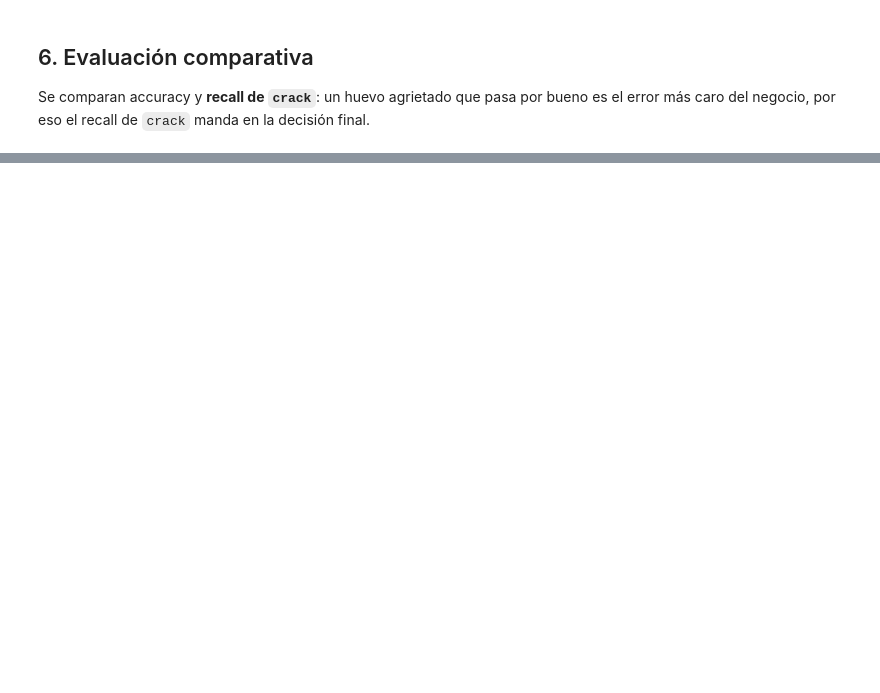
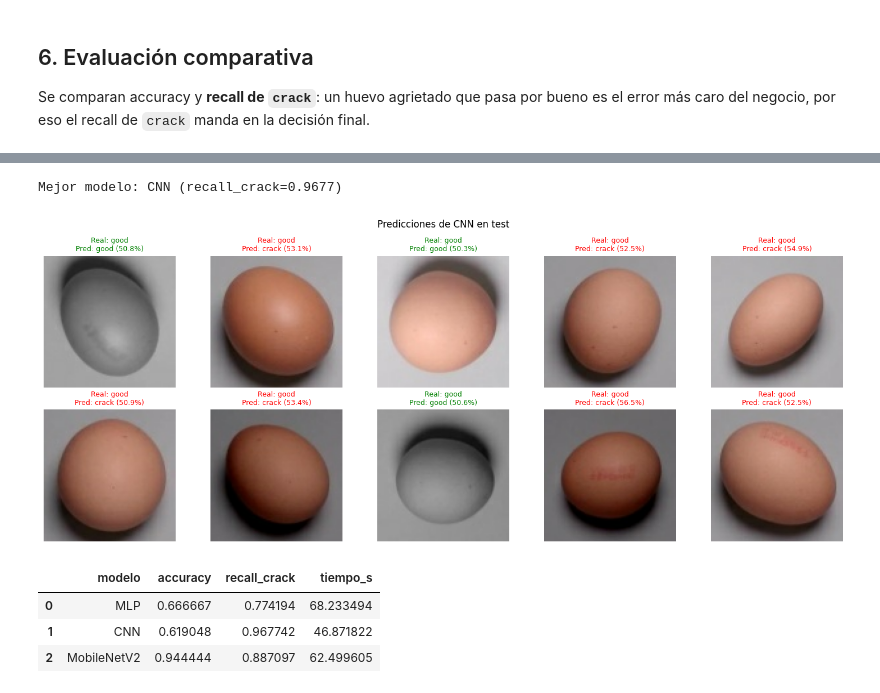
Before and after one commit to Joserraldo/damaged_eggs_CNN, a Jupyter notebook: clasificador_huevos_colab.ipynb, the cells around one changed output, grey strips where cells are left out. Drawn from its saved outputs; the diff is of its cells as text; code cells hidden in the pictures; blank space fills up the shorter version.

```diff
--- a/clasificador_huevos_colab.ipynb
+++ b/clasificador_huevos_colab.ipynb
@@ -327,7 +491,7 @@ base_mobilenet = tf.keras.applications.MobileNetV2(
 base_mobilenet.trainable = False  # transfer learning: pesos congelados
 mobilenet = tf.keras.Sequential([
     tf.keras.Input(shape=(*IMG_SIZE, 3)),
-    tf.keras.layers.Rescaling(1.0 / 127.5, offset=-1.0),  # [0,1] -> [-1,1]
+    tf.keras.layers.Rescaling(2.0, offset=-1.0),  # [0,1] -> [-1,1]
     base_mobilenet,
     tf.keras.layers.GlobalAveragePooling2D(),
     tf.keras.layers.Dense(64, activation='relu'),
@@ -396,34 +655,41 @@ results = {
     'MobileNetV2': mobilenet_result[0],
 }
 models = {'MLP': mlp, 'CNN': cnn, 'MobileNetV2': mobilenet}
 best_name = max(results, key=lambda k: results[k]['recall_crack'])
 best_model = models[best_name]
 best_recall = results[best_name]['recall_crack']
 print(f'Mejor modelo: {best_name} (recall_crack={best_recall:.4f})')
 
 images, labels_batch = next(iter(test_ds))
 predictions = best_model.predict(images, verbose=0)
 plt.figure(figsize=(15, 6))
 for index in range(min(10, len(images))):
     predicted = int(predictions[index].argmax())
     actual = int(labels_batch[index])
     color = 'green' if predicted == actual else 'red'
     plt.subplot(2, 5, index + 1)
-    plt.imshow(images[index].numpy().astype('uint8'))
+    plt.imshow((images[index].numpy() * 255).astype('uint8'))
     plt.title(f'Real: {CLASS_NAMES[actual]}\nPred: {CLASS_NAMES[predicted]} ({predictions[index][predicted]:.1%})', color=color, fontsize=9)
     plt.axis('off')
 plt.suptitle(f'Predicciones de {best_name} en test')
 plt.tight_layout()
 plt.show()
 
 # Tabla comparativa final: justifica QUÉ modelo gana y POR QUÉ.
 comparison = pd.DataFrame({
     'modelo': list(results.keys()),
     'accuracy': [results[k]['accuracy'] for k in results],
     'recall_crack': [results[k]['recall_crack'] for k in results],
     'tiempo_s': [results[k]['elapsed_s'] for k in results],
 })
 display(comparison)
+# %% [output]
+Mejor modelo: CNN (recall_crack=0.9677)
+[figure, added]
+|  | modelo | accuracy | recall_crack | tiempo_s |
+| 0 | MLP | 0.666667 | 0.774194 | 68.233494 |
+| 1 | CNN | 0.619048 | 0.967742 | 46.871822 |
+| 2 | MobileNetV2 | 0.944444 | 0.887097 | 62.499605 |
 # %%
 # Persistencia y contrato para la VM: RGB, recorte, 100x100 y /255.
 best_path = {'MLP': '/content/mejor_mlp.keras', 'CNN': '/content/mejor_cnn.keras', 'MobileNetV2': '/content/mejor_mobilenet.keras'}[best_name]
```
Also changed, not shown: parts of 15 cells of this notebook.
